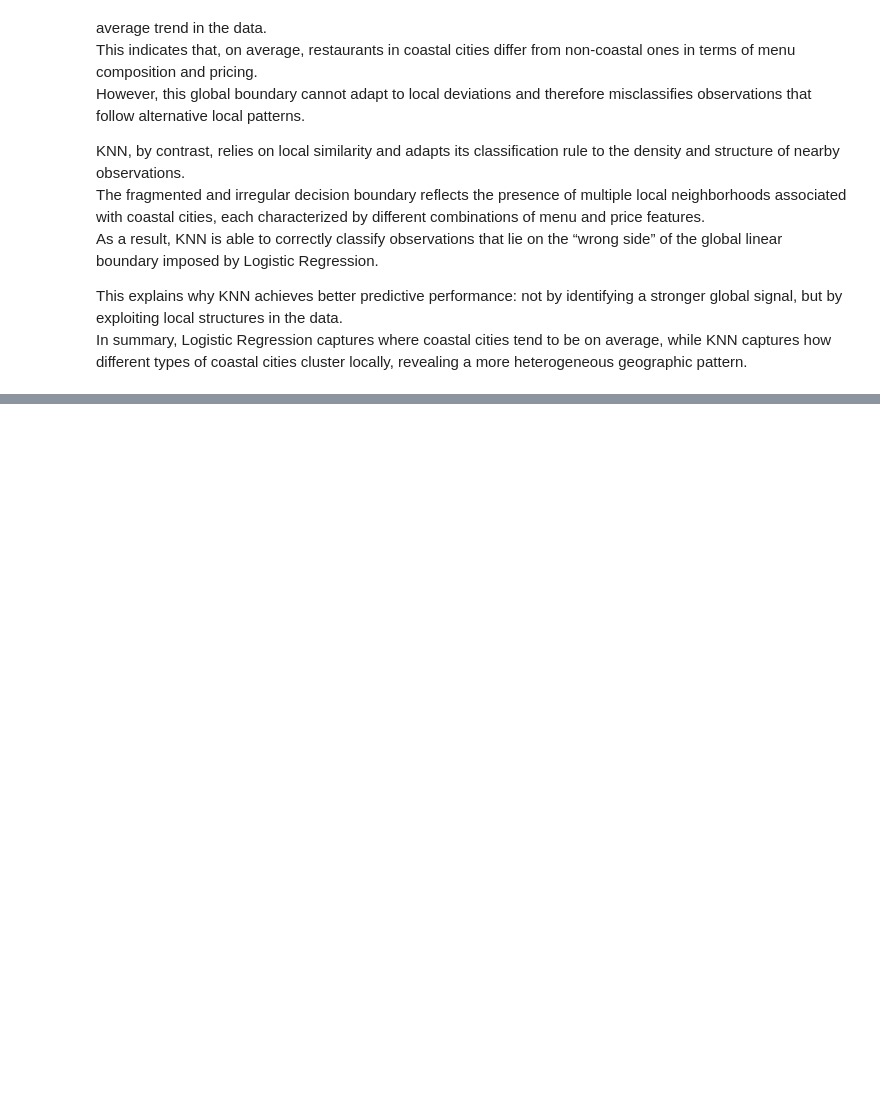
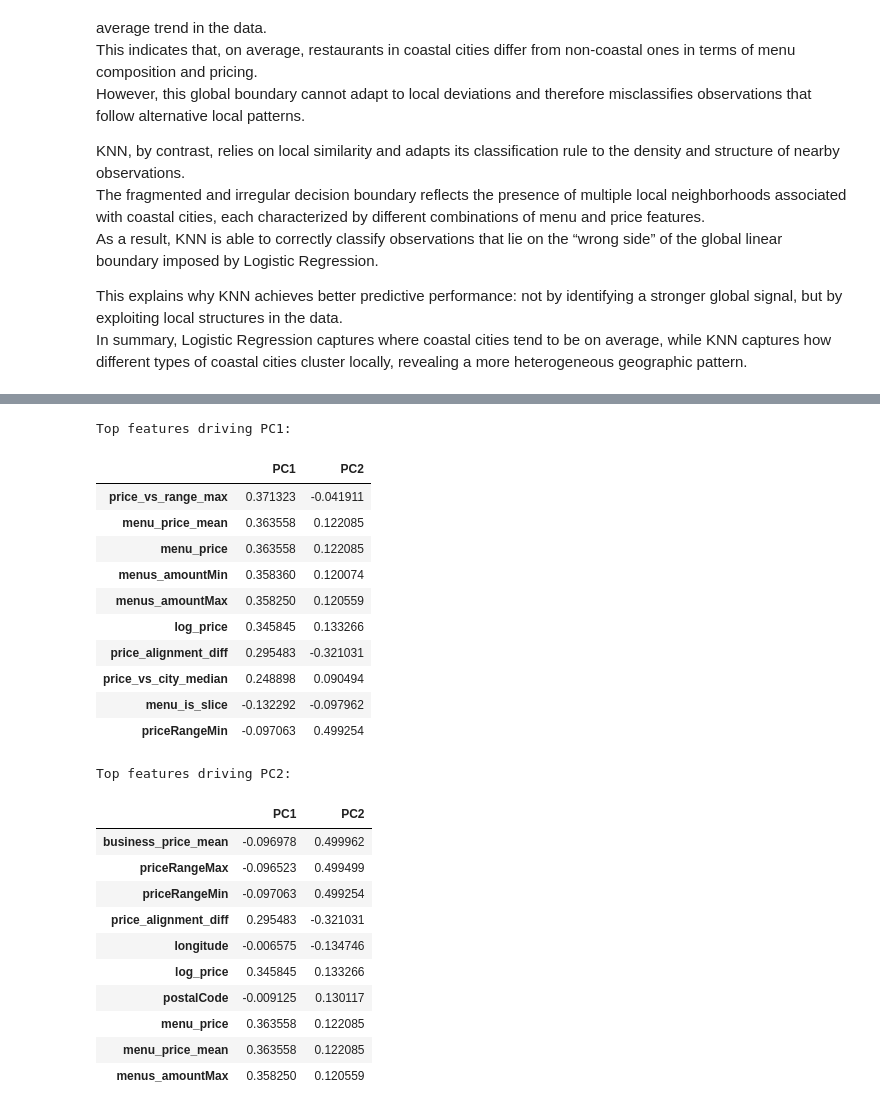
Before and after one commit to emanuelegaliano/Fundamentals-of-Data-Analysis, a Jupyter notebook: progetto.ipynb, the cells around one changed output, grey strips where cells are left out. Drawn from its saved outputs; the diff is of its cells as text; code cells hidden in the pictures; blank space fills up the shorter version.

```diff
--- a/progetto.ipynb
+++ b/progetto.ipynb
@@ -2869,0 +3178,47 @@ In summary, Logistic Regression captures where coastal cities tend to be on aver
+# %%
+import pandas as pd
+
+# Build loadings DataFrame
+loadings = pd.DataFrame(
+    pca_2d.components_.T,
+    index=X_raw.columns,
+    columns=["PC1", "PC2"]
+)
+
+# Absolute loadings for importance ranking
+loadings_abs = loadings.abs()
+
+# Top contributing features for each component
+top_pc1 = loadings_abs["PC1"].sort_values(ascending=False).head(10)
+top_pc2 = loadings_abs["PC2"].sort_values(ascending=False).head(10)
+
+print("Top features driving PC1:")
+display(loadings.loc[top_pc1.index])
+
+print("Top features driving PC2:")
+display(loadings.loc[top_pc2.index])
+# %% [output]
+Top features driving PC1:
+|  | PC1 | PC2 |
+| price_vs_range_max | 0.371323 | -0.041911 |
+| menu_price_mean | 0.363558 | 0.122085 |
+| menu_price | 0.363558 | 0.122085 |
+| menus_amountMin | 0.358360 | 0.120074 |
+| menus_amountMax | 0.358250 | 0.120559 |
+| log_price | 0.345845 | 0.133266 |
+| price_alignment_diff | 0.295483 | -0.321031 |
+| price_vs_city_median | 0.248898 | 0.090494 |
+| menu_is_slice | -0.132292 | -0.097962 |
+| priceRangeMin | -0.097063 | 0.499254 |
+Top features driving PC2:
+|  | PC1 | PC2 |
+| business_price_mean | -0.096978 | 0.499962 |
+| priceRangeMax | -0.096523 | 0.499499 |
+| priceRangeMin | -0.097063 | 0.499254 |
+| price_alignment_diff | 0.295483 | -0.321031 |
+| longitude | -0.006575 | -0.134746 |
+| log_price | 0.345845 | 0.133266 |
+| postalCode | -0.009125 | 0.130117 |
+| menu_price | 0.363558 | 0.122085 |
+| menu_price_mean | 0.363558 | 0.122085 |
+| menus_amountMax | 0.358250 | 0.120559 |
```
Also changed, not shown: parts of 33 cells of this notebook.
